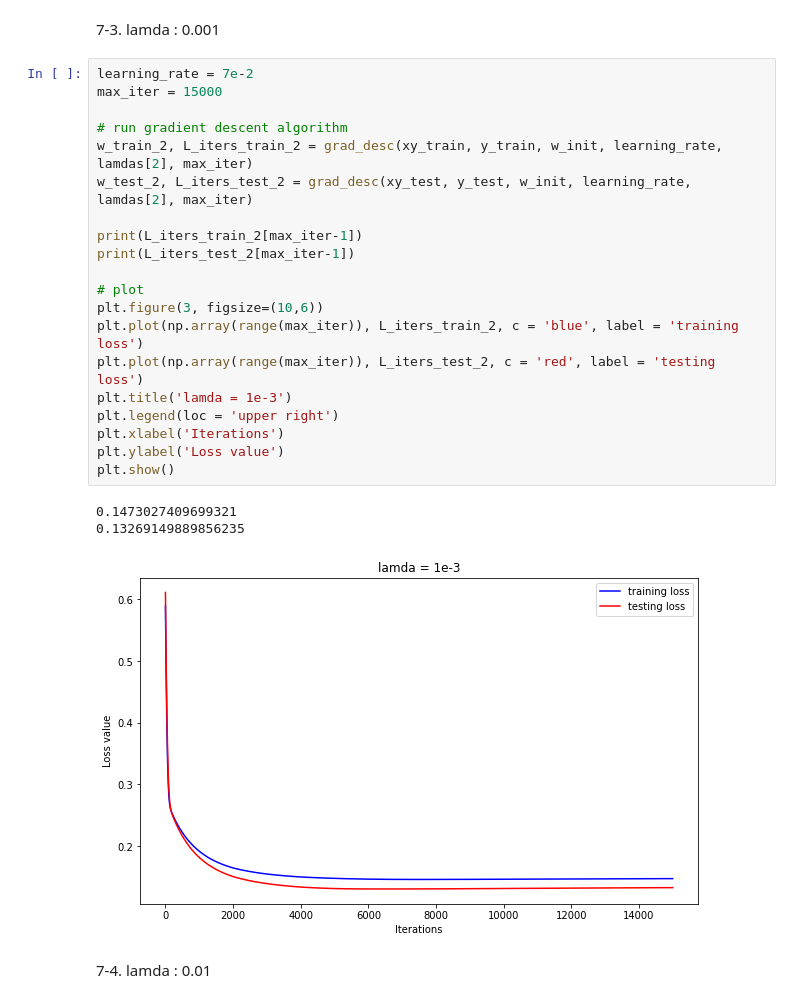
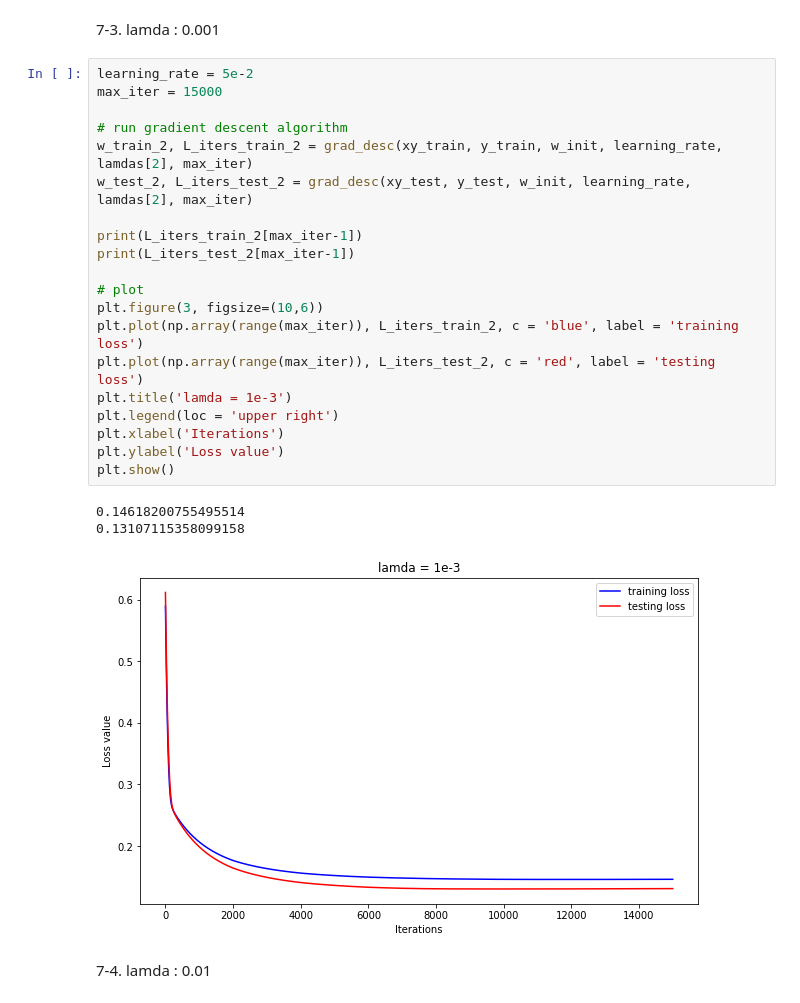
Before and after one commit to wkdthf21/Machine-Learning-Assignment, a Jupyter notebook: 06/assignment #6.ipynb, the cells around one changed output. Drawn from its saved outputs; the diff is of its cells as text.

```diff
--- a/06/assignment #6.ipynb
+++ b/06/assignment #6.ipynb
@@ -267,29 +267,29 @@ plt.show()
 # %% [markdown]
 7-3. lamda : 0.001
 # %%
-learning_rate = 7e-2
+learning_rate = 5e-2
 max_iter = 15000
 
 # run gradient descent algorithm
 w_train_2, L_iters_train_2 = grad_desc(xy_train, y_train, w_init, learning_rate, lamdas[2], max_iter)
 w_test_2, L_iters_test_2 = grad_desc(xy_test, y_test, w_init, learning_rate, lamdas[2], max_iter)
 
 print(L_iters_train_2[max_iter-1])
 print(L_iters_test_2[max_iter-1])
 
 # plot
 plt.figure(3, figsize=(10,6))
 plt.plot(np.array(range(max_iter)), L_iters_train_2, c = 'blue', label = 'training loss')
 plt.plot(np.array(range(max_iter)), L_iters_test_2, c = 'red', label = 'testing loss')
 plt.title('lamda = 1e-3')
 plt.legend(loc = 'upper right')
 plt.xlabel('Iterations')
 plt.ylabel('Loss value')
 plt.show()
 # %% [output]
-0.1473027409699321
-0.13269149889856235
+0.14618200755495514
+0.13107115358099158
-[figure, old version]
+[figure, new version]
 # %% [markdown]
 7-4. lamda : 0.01
 # %%
```
Also changed, not shown: parts of 2 cells of this notebook, 1 other file.
